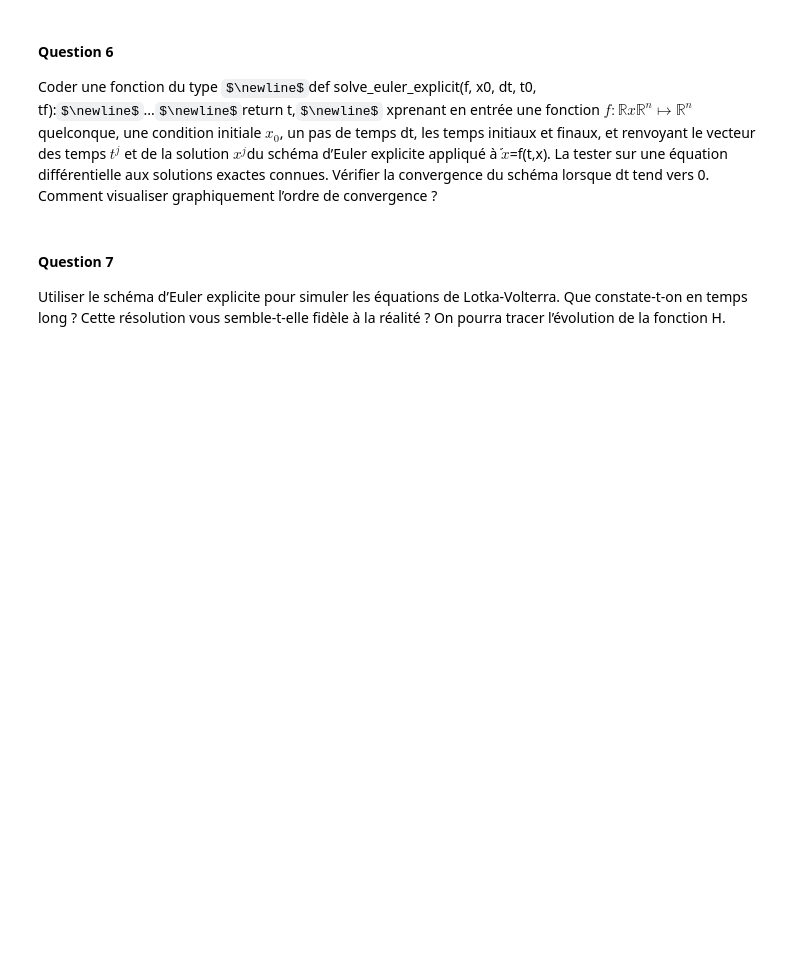
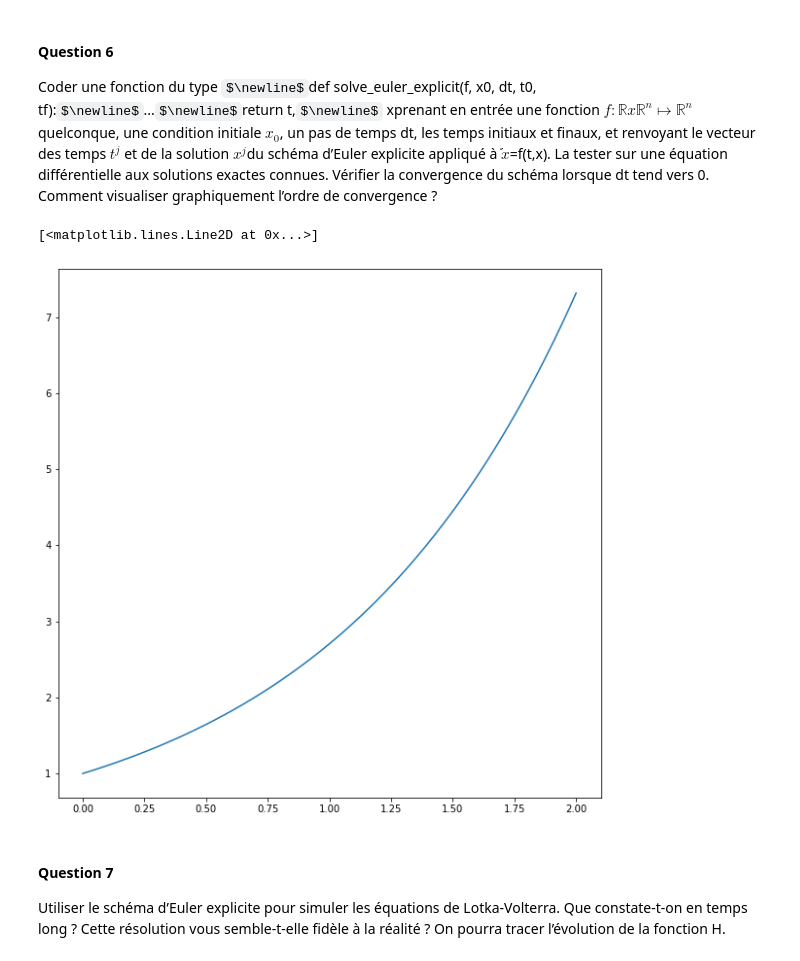
Before and after one commit to jdelaplace/Projet-numerique-equas-diff, a Jupyter notebook: Projet numerique equas diff.ipynb, the cells around one changed output. Drawn from its saved outputs; the diff is of its cells as text; code cells hidden in the pictures; some formulas as TeX source; blank space fills up the shorter version.

```diff
--- a/Projet numerique equas diff.ipynb
+++ b/Projet numerique equas diff.ipynb
@@ -81,6 +87,26 @@ Comme le long de la solution, $H'(t)=0$, la solution restera sur $D$, qui est in
 # %% [markdown]
 #### Question 6
 Coder une fonction du type $\newline$def solve_euler_explicit(f, x0, dt, t0, tf):$\newline$...$\newline$return t,$\newline$ xprenant en entrée une fonction $f:\mathbb{R}x\mathbb{R}^n \mapsto\mathbb{R}^n$ quelconque, une condition initiale $x_0$, un pas de temps dt, les temps initiaux et finaux, et renvoyant le vecteur des temps $t^j$ et de la solution $x^j$du schéma d’Euler explicite appliqué à ̇$\dot{x}$=f(t,x). La tester sur une équation différentielle aux solutions exactes connues. Vérifier la convergence du schéma lorsque dt tend vers 0. Comment visualiser graphiquement l’ordre de convergence ?
+# %%
+def solve_euler_explicit(f,x0,dt,t0,tf):
+    h=int((tf-t0)/dt)
+    x=x0
+    t = t0 + np.arange(h+1)*dt
+    A=[]
+    A.append(x0)
+    for k in range(1,h+1):
+        x=x+dt*f(t0+k*dt,x)
+        A.append(x)
+    B=np.array(A)
+    return t,B
+
+def f1(t,x):
+    return x
+t,x=solve_euler_explicit(f1,1,0.01,0,2)
+plt.plot(t,x)
+# %% [output]
+[<matplotlib.lines.Line2D at 0x...>]
+[figure, added]
 # %% [markdown]
 #### Question 7
 Utiliser le schéma d’Euler explicite pour simuler les équations de Lotka-Volterra. Que constate-t-on en temps long ? Cette résolution vous semble-t-elle fidèle à la réalité ? On pourra tracer l’évolution de la fonction H.
```
Also changed, not shown: parts of 16 cells of this notebook.
